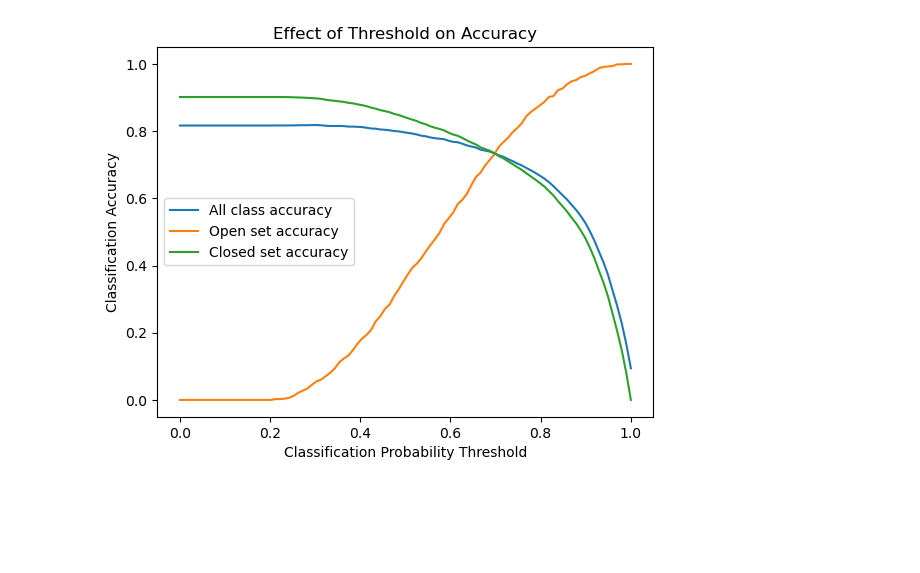
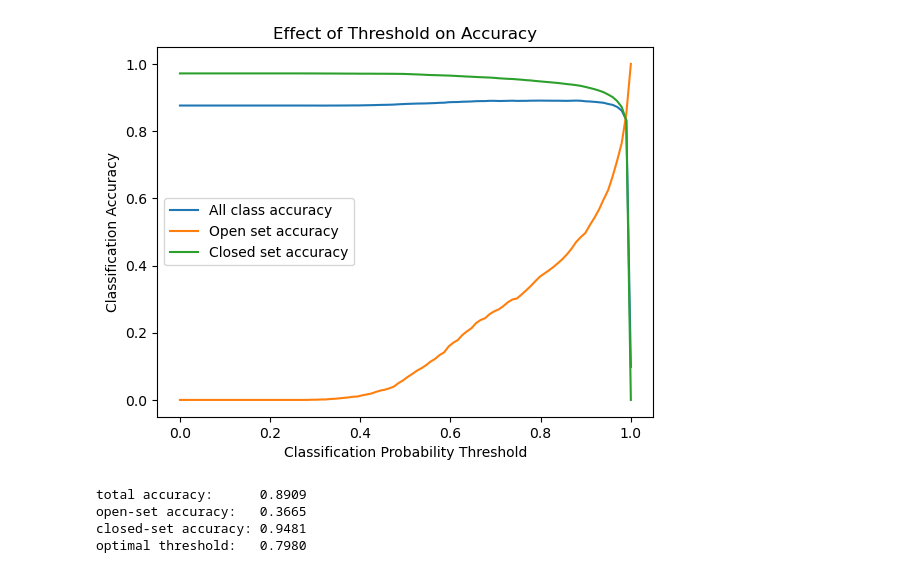
Before and after one commit to anhardy/CSE-576-Group-Project, a Jupyter notebook: placeholders_experiments.ipynb, the cells around one changed output. Drawn from its saved outputs; the diff is of its cells as text; code cells hidden in the pictures; blank space fills up the shorter version.

```diff
--- a/placeholders_experiments.ipynb
+++ b/placeholders_experiments.ipynb
@@ -164,18 +140,10 @@ classes (digits 0-8 for this dataset) and test on k+1. If all predicted class pr
 are below a threshold, predict the open set.
 """
 
-class OpenSetThresholdLogisticRegressionModel(StandardLogisticRegressionModel):
-    def __init__(self, *args, threshold=.05, **kwargs):
-        super().__init__(*args, **kwargs)
-        self.threshold = threshold
-
-    def predict(self, x):
-        """ Returns the predicted class label. If all class probabilities fall below
-        self.threshold, predicts the open-set and returns -1.
-        """
-        y_pred = self.__call__(x)
-        highest_prob = tf.reduce_max(y_pred, axis=1)
-        return tf.where(highest_prob < self.threshold, -1, tf.argmax(y_pred, axis=1))
+def threshold_predict(X, model, threshold):
+    y_pred = model.call(X)
+    highest_prob = tf.reduce_max(y_pred, axis=1)
+    return tf.where(highest_prob < threshold, -1, tf.argmax(y_pred, axis=1))
 
 def remove_classes_from_dataset(X, y, class_labels):
     """Removes samples from both X and y that correspond to classes given in class_labels
@@ -224,19 +190,23 @@ X_train, y_train, X_test, y_test = load_dataset()
 # from the train set, but is left in the valdation set
 open_set_class_labels = [9]
 
-X_train, X_val, y_train, y_val = validation_split(X_train, y_train)
+X_train, X_val, y_train, y_val = validation_split(X, y)
 X_train_closed, y_train_closed = remove_classes_from_dataset(X_train, y_train, open_set_class_labels)
 
 # convert instances of class labels in the open set to -1
 y_val_open = modify_open_set_labels(y_val, open_set_class_labels)
 
-model = OpenSetThresholdLogisticRegressionModel(NUM_CLASSES - len(open_set_class_labels), NUM_FEATURES)
+pre_dim = post_dim = 50
+model = StandardLogisticRegressionModel(pre_dim, post_dim, NUM_CLASSES - 1)
+model.compile(optimizer='adam', loss=ce_loss, metrics=[tf.keras.metrics.CategoricalAccuracy(name='acc')])
+y_train_one_hot = tf.one_hot(tf.cast(y_train_closed, tf.int64), depth=model.num_classes)
+history = model.fit(X_train_closed, y_train_one_hot, epochs=15, validation_split=.2)
 
-# train on closed set
-weights, biases, train_loss, val_loss, train_acc, val_acc = training_loop(
-    model, X_train_closed, y_train_closed, 300, ce_loss, .1
-)
+train_loss = history.history['loss']
+val_loss = history.history['val_loss']
+plot_loss(train_loss, val_loss)
 
-plot_loss(train_loss, val_loss)
+train_acc = history.history['acc']
+val_acc = history.history['val_acc']
 plot_acc(train_acc, val_acc)
 # %% [output]
@@ -245,22 +232,33 @@ plot_acc(train_acc, val_acc)
 # %%
 # See how the threshold value affects open-set accuracy
 threshold_value = np.linspace(0, 1, 100)
 
 total_acc = []
 open_set_acc = []
 closed_set_acc = []
 
+max_total_acc = 0
+best_threshold = 0
 
 for threshold in threshold_value:
-    model.threshold = threshold
-    y_pred = model.predict(X_val)
+    y_pred = threshold_predict(X_val, model, threshold)
     total_acc.append(accuracy(y_val_open, y_pred))
     open_set_acc.append(open_set_accuracy(y_val_open, y_pred))
     closed_set_acc.append(closed_set_accuracy(y_val_open, y_pred))
 
 plot_open_closed_accuracy(total_acc, open_set_acc, closed_set_acc)
+
+best_total_acc_idx = np.argmax(total_acc)
+print('total accuracy:      {:.4f}'.format(float(total_acc[best_total_acc_idx])))
+print('open-set accuracy:   {:.4f}'.format(float(open_set_acc[best_total_acc_idx])))
+print('closed-set accuracy: {:.4f}'.format(float(closed_set_acc[best_total_acc_idx])))
+print('optimal threshold:   {:.4f}'.format(float(threshold_value[best_total_acc_idx])))
 # %% [output]
-[figure, old version]
+[figure, new version]
+total accuracy:      0.8909
+open-set accuracy:   0.3665
+closed-set accuracy: 0.9481
+optimal threshold:   0.7980
 # %%
 """ Now that we have a baseline, we will implement the placeholders algorithm.
 """
```
Also changed, not shown: parts of 18 cells of this notebook.
